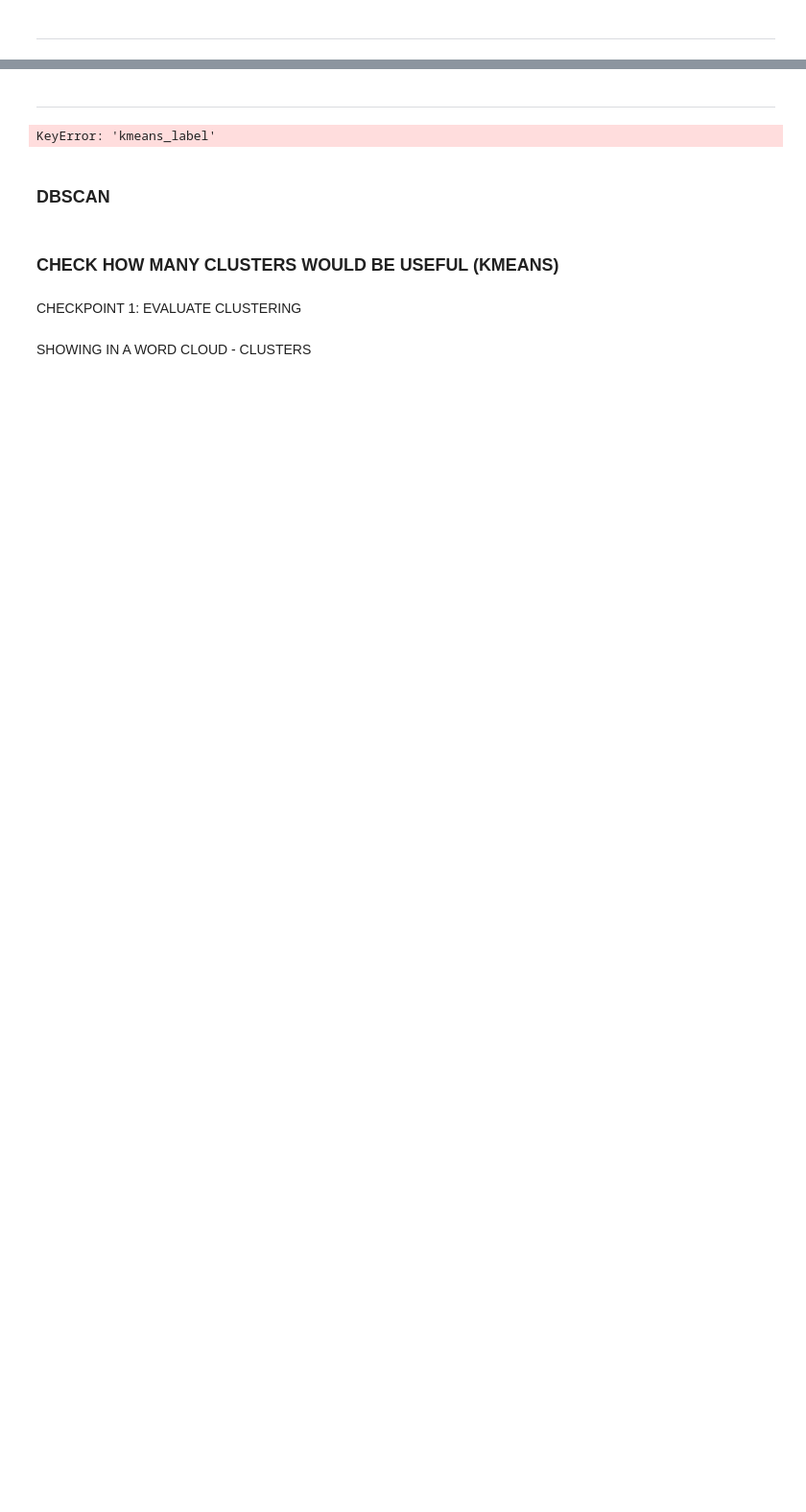
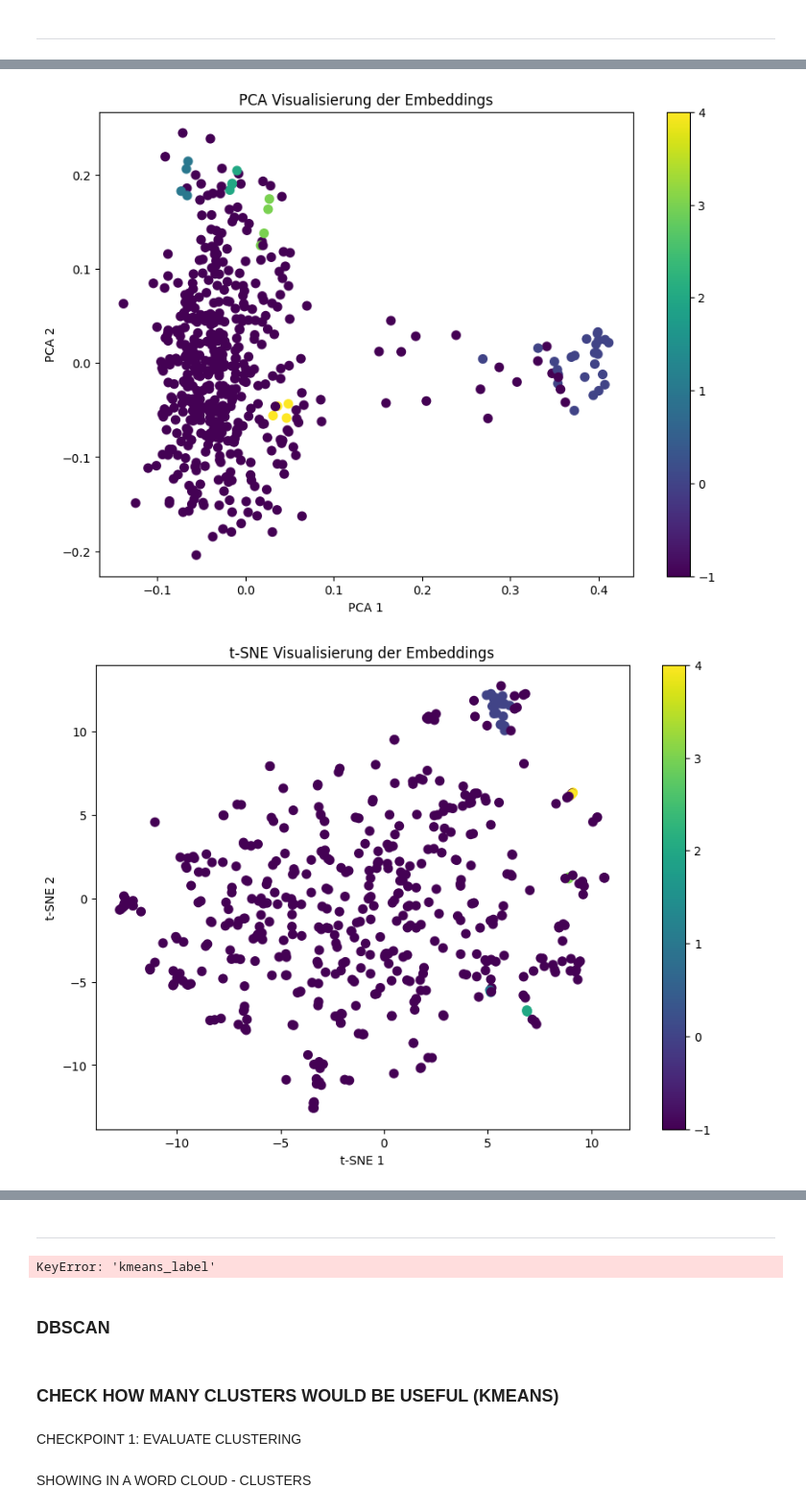
Before and after one commit to andipasti/smupo, a Jupyter notebook: TIcket_Dynamic_Clustering_15_05_pynb.ipynb, the cells around one changed output, grey strips where cells are left out. Shown at 96% size. Drawn from its saved outputs; the diff is of its cells as text; code cells hidden in the pictures; blank space fills up the shorter version.

```diff
--- a/TIcket_Dynamic_Clustering_15_05_pynb.ipynb
+++ b/TIcket_Dynamic_Clustering_15_05_pynb.ipynb
@@ -2511,0 +2537,3 @@ array(['RECRUIT', 'CONFIG', 'COMMUNICATION', 'AUTH', 'SECURITY',
+# %%
+df = load_datas(DF_KAGGLE_2_MID)
+df.head()
@@ -2511,0 +2547,2 @@ array(['RECRUIT', 'CONFIG', 'COMMUNICATION', 'AUTH', 'SECURITY',
+# %%
+df = drop_columns(df, ['ticket_type', 'sub_category1', 'sub_category2', 'business_service', 'urgency', 'impact'])
@@ -2513,0 +2607,9 @@ array(['RECRUIT', 'CONFIG', 'COMMUNICATION', 'AUTH', 'SECURITY',
+# %%
+# Reduce Dimensions
+
+from sklearn.decomposition import PCA
+
+# Apply PCA to reduce dimensions
+pca = PCA(n_components=100)  # Reduce to 50 dimensions, adjust as needed
+reduced_embeddings = pca.fit_transform(embeddings)
+print(f"Explained variance ratio (first 50 components): {pca.explained_variance_ratio_.sum()}")
@@ -2513,0 +2694,29 @@ array(['RECRUIT', 'CONFIG', 'COMMUNICATION', 'AUTH', 'SECURITY',
+# %%
+#Visualize embeddigns
+
+# Verwende PCA zur Reduktion auf 2 Dimensionen
+pca = PCA(n_components=2)
+pca_result = pca.fit_transform(embeddings)
+
+plt.figure(figsize=(10, 7))
+plt.scatter(pca_result[:, 0], pca_result[:, 1], c=labels, cmap='viridis', s=50)
+plt.title('PCA Visualisierung der Embeddings')
+plt.xlabel('PCA 1')
+plt.ylabel('PCA 2')
+plt.colorbar()
+plt.show()
+
+# Alternativ: Verwende t-SNE zur Reduktion auf 2 Dimensionen
+tsne = TSNE(n_components=2, perplexity=30, n_iter=300)
+tsne_result = tsne.fit_transform(embeddings)
+
+plt.figure(figsize=(10, 7))
+plt.scatter(tsne_result[:, 0], tsne_result[:, 1], c=labels, cmap='viridis', s=50)
+plt.title('t-SNE Visualisierung der Embeddings')
+plt.xlabel('t-SNE 1')
+plt.ylabel('t-SNE 2')
+plt.colorbar()
+plt.show()
+# %% [output]
+[figure, added]
+[figure, added]
```
Also changed, not shown: parts of 66 cells of this notebook.
